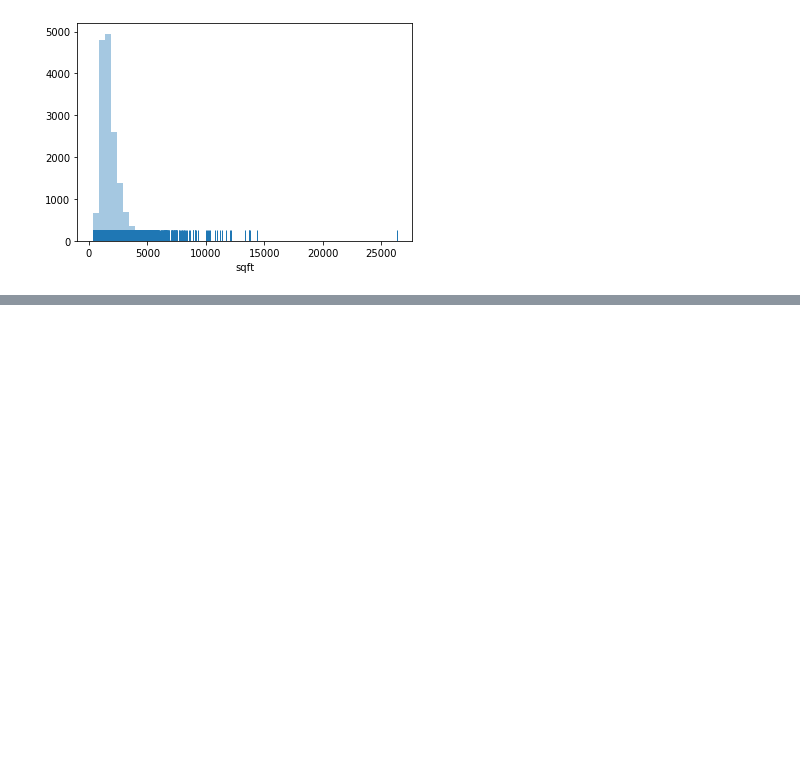
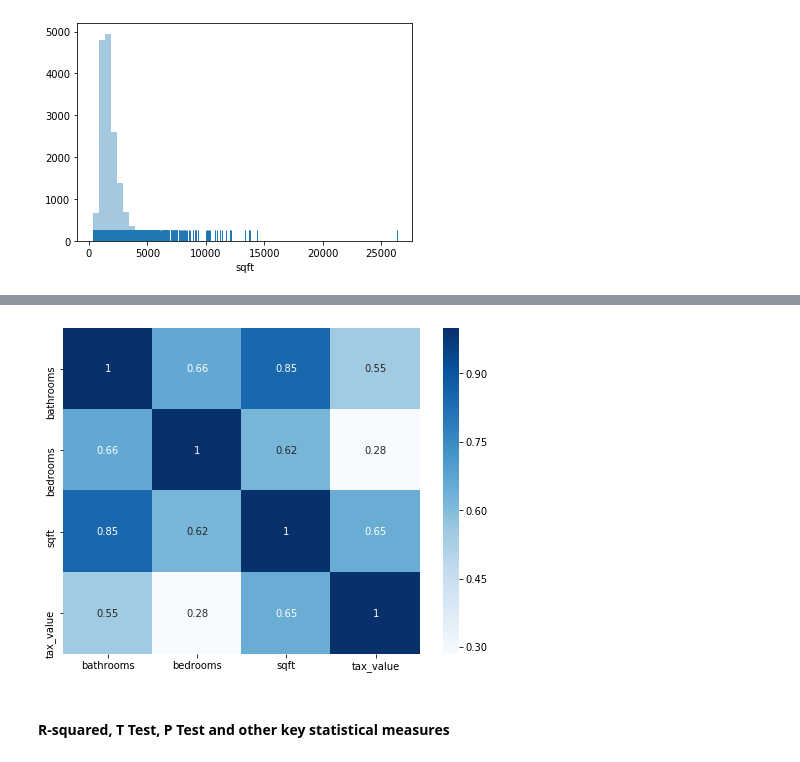
Before and after one commit to JefferyRoeder/zillow_project, a Jupyter notebook: model_final.ipynb, the cells around one changed output, grey strips where cells are left out. Drawn from its saved outputs; the diff is of its cells as text; code cells hidden in the pictures; blank space fills up the shorter version.

```diff
--- a/model_final.ipynb
+++ b/model_final.ipynb
@@ -66,0 +85,2 @@ The plotted and statistical data showed that there are some extreme outliers in
+# %%
+train,test,X_train,y_train,X_test,y_test,ols_model = split_scale.split_scale_df(df)
@@ -66,0 +95,6 @@ The plotted and statistical data showed that there are some extreme outliers in
+# %%
+exploration.corr_plot(train)
+# %% [output]
+[figure, added]
+# %% [markdown]
+#### R-squared, T Test, P Test and other key statistical measures
```
Also changed, not shown: parts of 13 cells of this notebook, 5 other files.
